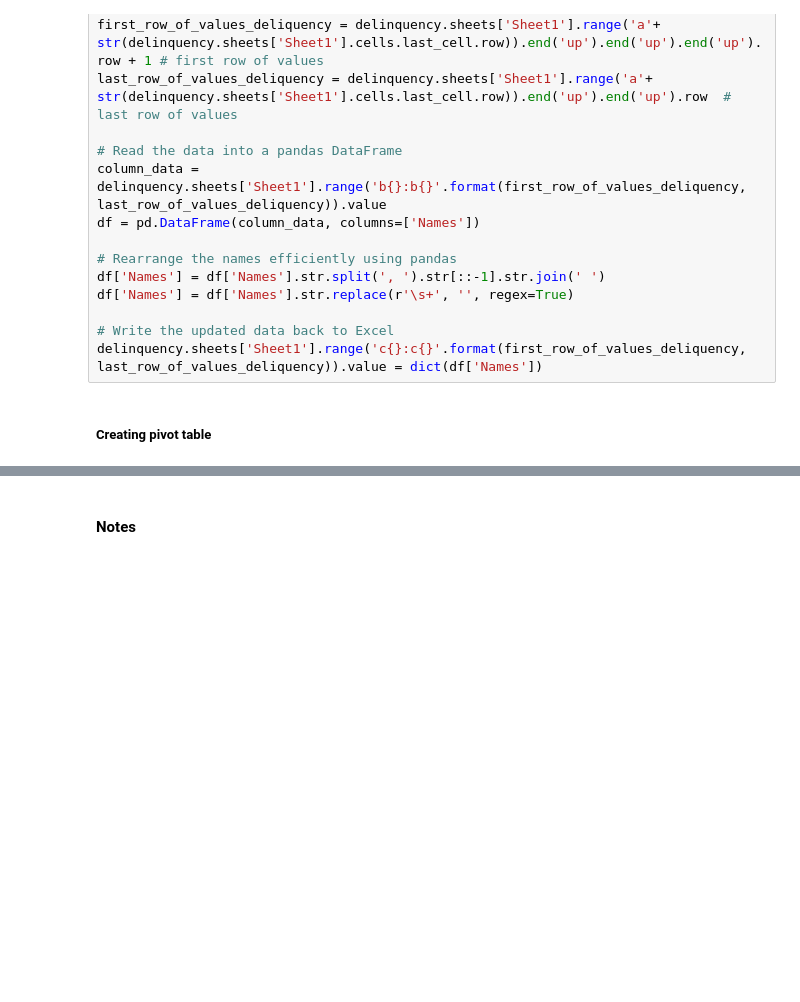
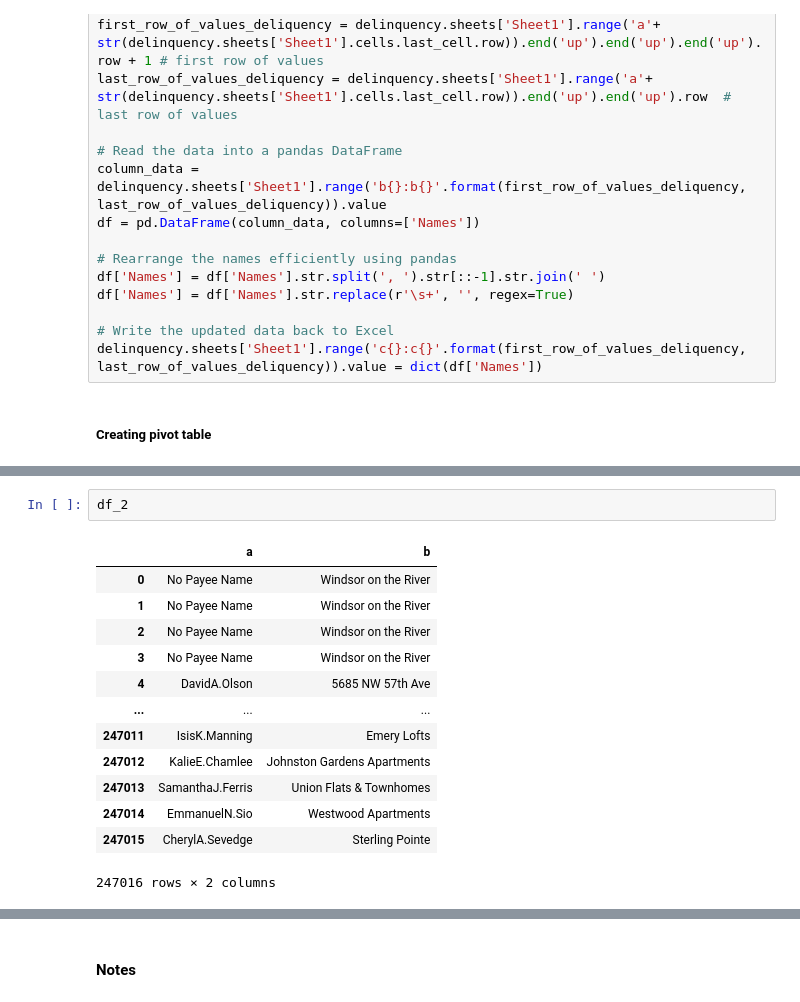
Before and after one commit to mostoro/diagnosis_artisan, a Jupyter notebook: diagnostics_artisan.ipynb, the cells around one changed output, grey strips where cells are left out. Saved outputs shown, nothing was run; the diff lists cells and outputs as text; blank space fills up the shorter version.

```diff
--- a/diagnostics_artisan.ipynb
+++ b/diagnostics_artisan.ipynb
@@ -651,0 +656,16 @@ gl.sheets['Sheet1'].range('O{}:O{}'.format(first_row_of_values, last_row_of_valu
+# %%
+df_2
+# %% [output]
+|  | a | b |
+| 0 | No Payee Name | Windsor on the River |
+| 1 | No Payee Name | Windsor on the River |
+| 2 | No Payee Name | Windsor on the River |
+| 3 | No Payee Name | Windsor on the River |
+| 4 | DavidA.Olson | 5685 NW 57th Ave |
+| ... | ... | ... |
+| 247011 | IsisK.Manning | Emery Lofts |
+| 247012 | KalieE.Chamlee | Johnston Gardens Apartments |
+| 247013 | SamanthaJ.Ferris | Union Flats & Townhomes |
+| 247014 | EmmanuelN.Sio | Westwood Apartments |
+| 247015 | CherylA.Sevedge | Sterling Pointe |
+247016 rows × 2 columns
```
Also changed, not shown: parts of 24 cells of this notebook.
